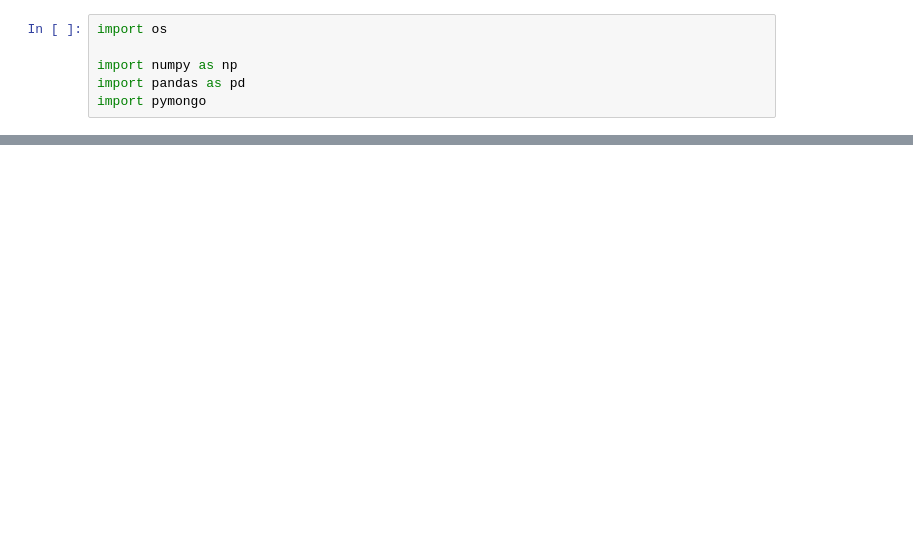
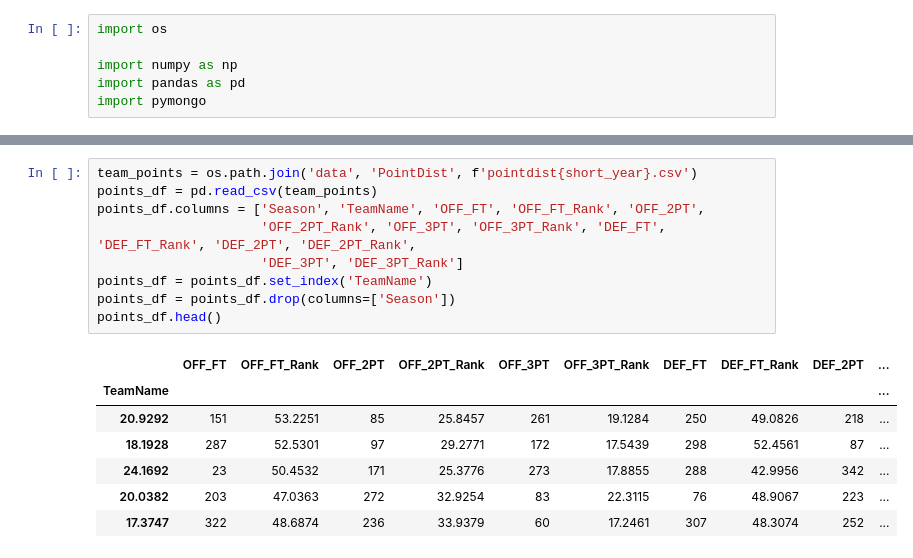
Before and after one commit to ForrestMcDougal/Bracket-Buddy, a Jupyter notebook: etl_sandbox.ipynb, the cells around one changed output, grey strips where cells are left out. Saved outputs shown, nothing was run; the diff lists cells and outputs as text; blank space fills up the shorter version.

```diff
--- a/etl_sandbox.ipynb
+++ b/etl_sandbox.ipynb
@@ -22,0 +52,17 @@ ff_offense = os.path.join('data', 'FourFactors', 'Offense', '')
+# %%
+team_points = os.path.join('data', 'PointDist', f'pointdist{short_year}.csv')
+points_df = pd.read_csv(team_points)
+points_df.columns = ['Season', 'TeamName', 'OFF_FT', 'OFF_FT_Rank', 'OFF_2PT',
+                     'OFF_2PT_Rank', 'OFF_3PT', 'OFF_3PT_Rank', 'DEF_FT', 'DEF_FT_Rank', 'DEF_2PT', 'DEF_2PT_Rank',
+                     'DEF_3PT', 'DEF_3PT_Rank']
+points_df = points_df.set_index('TeamName')
+points_df = points_df.drop(columns=['Season'])
+points_df.head()
+# %% [output]
+|  | OFF_FT | OFF_FT_Rank | OFF_2PT | OFF_2PT_Rank | OFF_3PT | OFF_3PT_Rank | DEF_FT | DEF_FT_Rank | DEF_2PT | ... |
+| TeamName |  |  |  |  |  |  |  |  |  | ... |
+| 20.9292 | 151 | 53.2251 | 85 | 25.8457 | 261 | 19.1284 | 250 | 49.0826 | 218 | ... |
+| 18.1928 | 287 | 52.5301 | 97 | 29.2771 | 172 | 17.5439 | 298 | 52.4561 | 87 | ... |
+| 24.1692 | 23 | 50.4532 | 171 | 25.3776 | 273 | 17.8855 | 288 | 42.9956 | 342 | ... |
+| 20.0382 | 203 | 47.0363 | 272 | 32.9254 | 83 | 22.3115 | 76 | 48.9067 | 223 | ... |
+| 17.3747 | 322 | 48.6874 | 236 | 33.9379 | 60 | 17.2461 | 307 | 48.3074 | 252 | ... |
```
Also changed, not shown: parts of 12 cells of this notebook, 11 other files.
